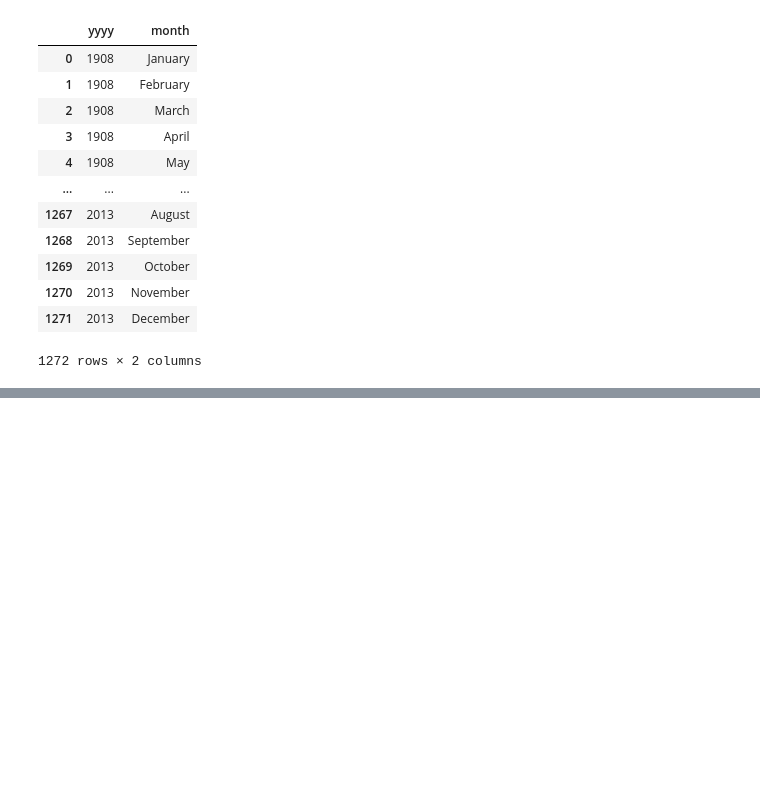
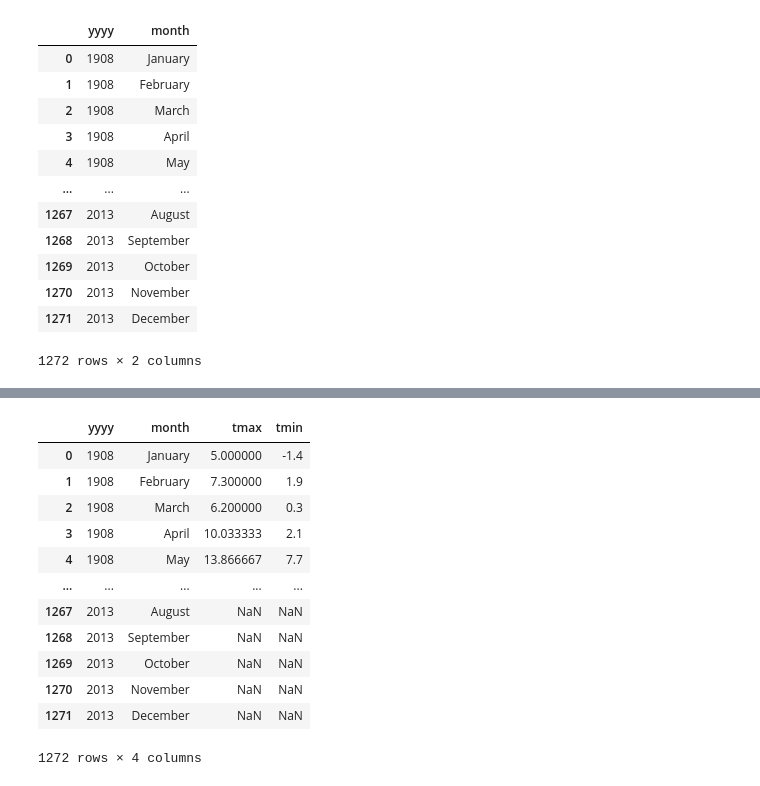
Before and after one commit to jkchandalia/explore-data, a Jupyter notebook: dataScience/hackerrank/hackerrank.ipynb, the cells around one changed output, grey strips where cells are left out. Cells and saved outputs as stored; diff of their text form; code cells hidden in the pictures; blank space fills up the shorter version.

```diff
--- a/dataScience/hackerrank/hackerrank.ipynb
+++ b/dataScience/hackerrank/hackerrank.ipynb
@@ -338,0 +401,16 @@ df_full
+# %%
+df_train2.interpolate(limit_direction="both",limit=1)
+# %% [output]
+|  | yyyy | month | tmax | tmin |
+| 0 | 1908 | January | 5.000000 | -1.4 |
+| 1 | 1908 | February | 7.300000 | 1.9 |
+| 2 | 1908 | March | 6.200000 | 0.3 |
+| 3 | 1908 | April | 10.033333 | 2.1 |
+| 4 | 1908 | May | 13.866667 | 7.7 |
+| ... | ... | ... | ... | ... |
+| 1267 | 2013 | August | NaN | NaN |
+| 1268 | 2013 | September | NaN | NaN |
+| 1269 | 2013 | October | NaN | NaN |
+| 1270 | 2013 | November | NaN | NaN |
+| 1271 | 2013 | December | NaN | NaN |
+1272 rows × 4 columns
```
Also changed, not shown: parts of 19 cells of this notebook, 1 other file.
